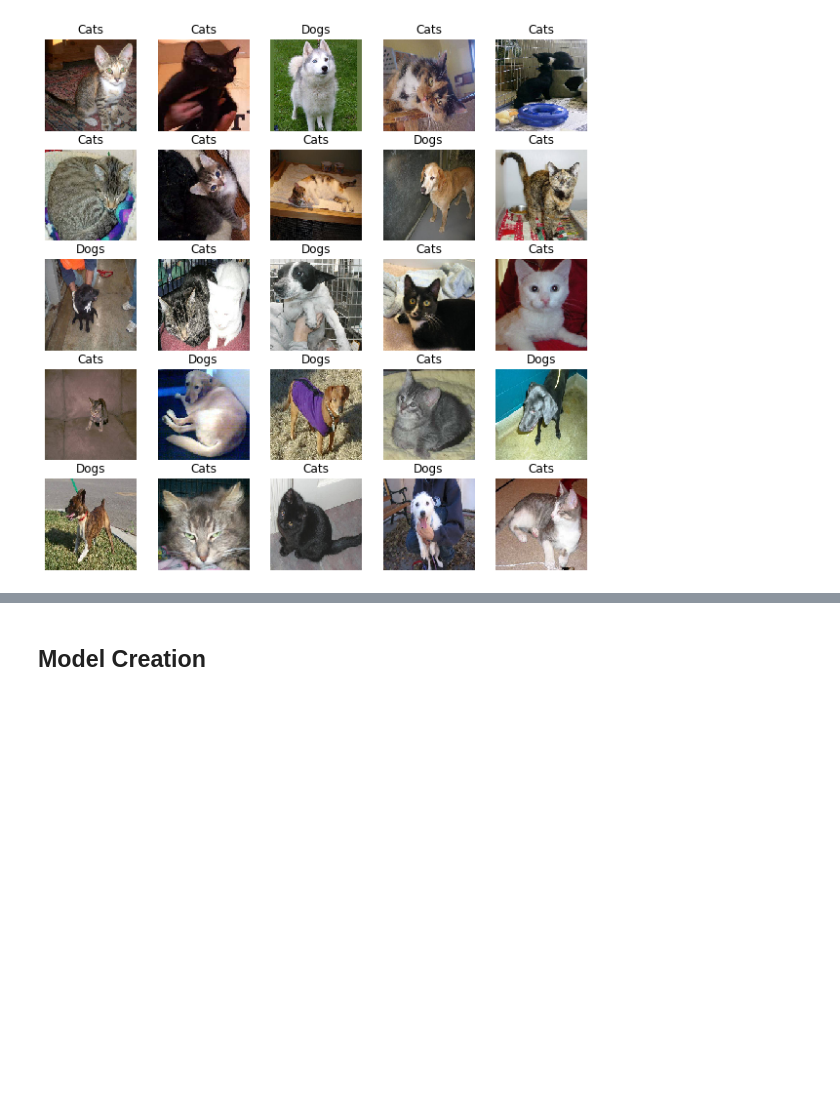
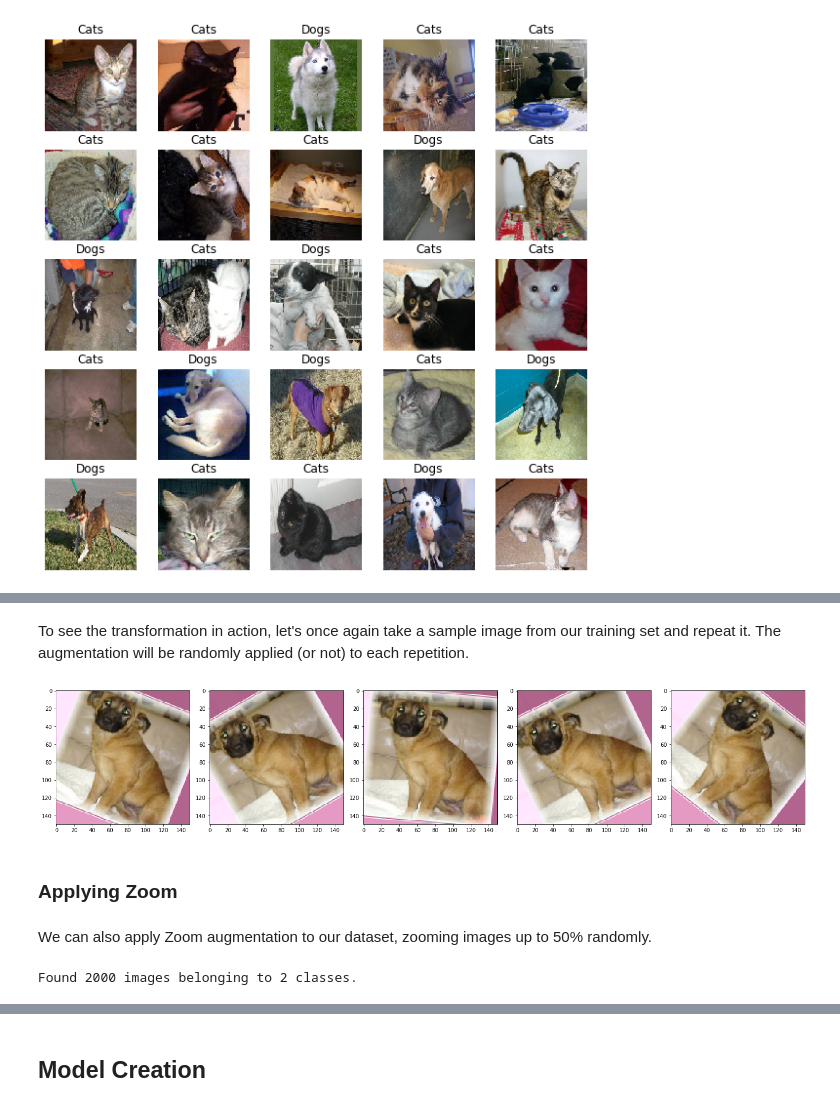
Before and after one commit to lenakchen/pytorch_tutorial, a Jupyter notebook: ud187_.ipynb, the cells around one changed output, grey strips where cells are left out. Saved outputs shown, nothing was run; the diff lists cells and outputs as text; code cells hidden in the pictures; blank space fills up the shorter version.

```diff
--- a/ud187_.ipynb
+++ b/ud187_.ipynb
@@ -542,0 +584,20 @@ show_batch(image_batch, label_batch)
+# %% [markdown]
+To see the transformation in action, let's once again take a sample image from our training set and repeat it. The augmentation will be randomly applied (or not) to each repetition.
+# %%
+augmented_images = [train_data_gen[0][0][0] for i in range(5)]
+plotImages(augmented_images)
+# %% [output]
+[figure, added]
+# %% [markdown]
+### Applying Zoom
+# %% [markdown]
+We can also apply Zoom augmentation to our dataset, zooming images up to 50% randomly.
+# %%
+image_gen = ImageDataGenerator(rescale=1./255, zoom_range=0.5)
+
+train_data_gen = image_gen.flow_from_directory(batch_size=BATCH_SIZE,
+                                               directory=train_dir,
+                                               shuffle=True,
+                                               target_size=(IMG_SHAPE, IMG_SHAPE))
+# %% [output]
+Found 2000 images belonging to 2 classes.
```
Also changed, not shown: parts of 25 cells of this notebook.
